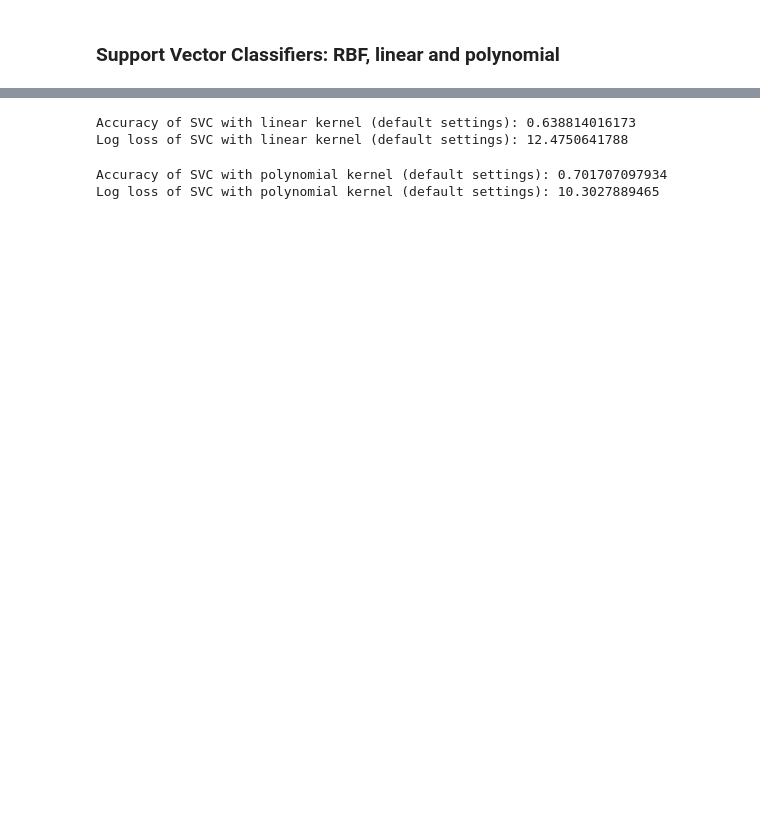
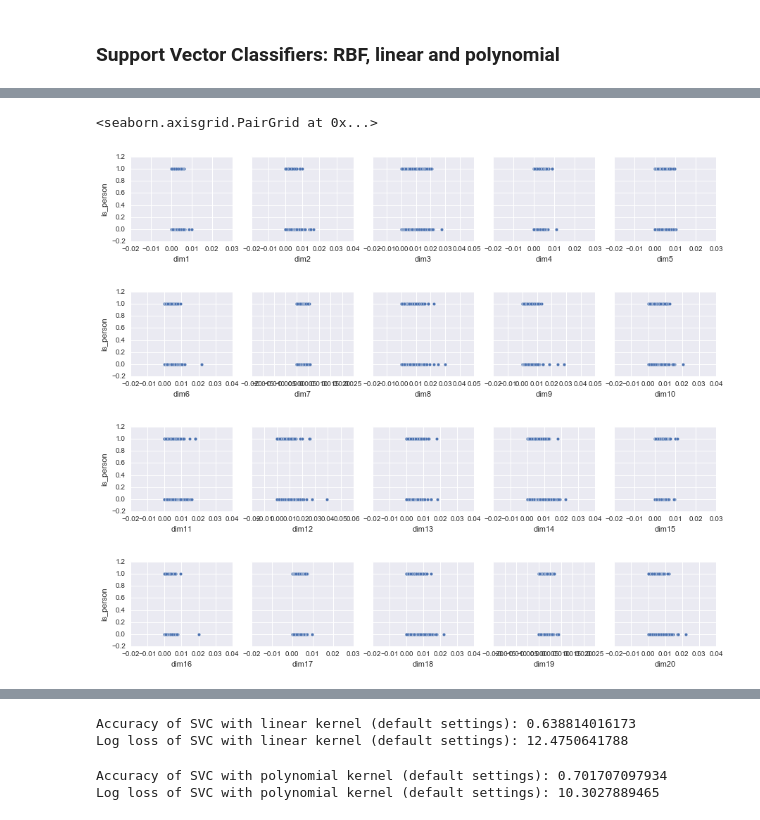
Before and after one commit to Dr-Alan-Turing/IAMachineLearning, a Jupyter notebook: 07_Assignment_3.ipynb, the cells around one changed output, grey strips where cells are left out. Saved outputs shown, nothing was run; the diff lists cells and outputs as text; code cells hidden in the pictures; blank space fills up the shorter version.

```diff
--- a/07_Assignment_3.ipynb
+++ b/07_Assignment_3.ipynb
@@ -1005,0 +1002,16 @@ This is a pretty decent accuracy. Let's try a few different classifiers and comp
+# %%
+# Remove outliers
+#for col in attributes:
+#    col_items = train_B[col]
+#    plt.
+
+sns.pairplot(data=train_B, x_vars=attributes[0:5], y_vars=['is_person'])
+sns.pairplot(data=train_B, x_vars=attributes[5:10], y_vars=['is_person'])
+sns.pairplot(data=train_B, x_vars=attributes[10:15], y_vars=['is_person'])
+sns.pairplot(data=train_B, x_vars=attributes[15:20], y_vars=['is_person'])
+# %% [output]
+<seaborn.axisgrid.PairGrid at 0x...>
+[figure, added]
+[figure, added]
+[figure, added]
+[figure, added]
```
Also changed, not shown: parts of 26 cells of this notebook, 1 other file.
